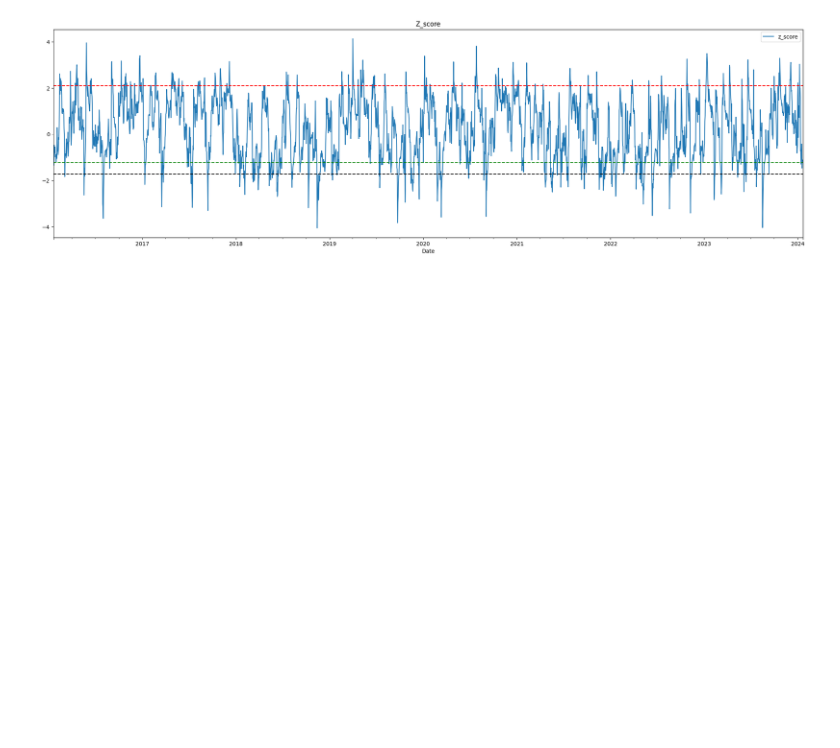
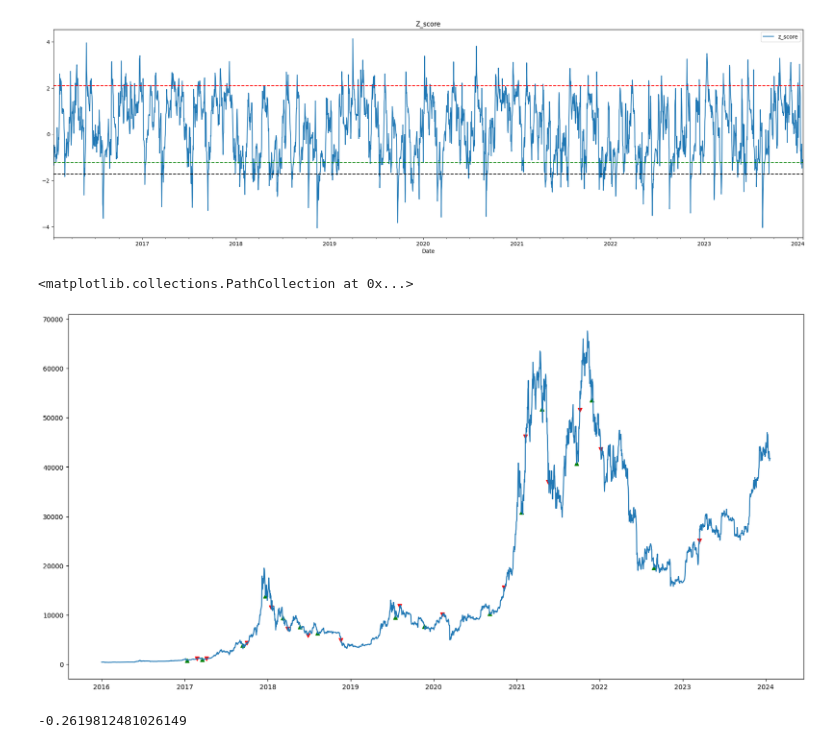
Before and after one commit to KreatorXoX/MLTrade, a Jupyter notebook: 1_Unsupervised/7-Mean-Resersion-v2.ipynb, the cells around one changed output. Saved outputs shown, nothing was run; the diff lists cells and outputs as text; code cells hidden in the pictures; blank space fills up the shorter version.

```diff
--- a/1_Unsupervised/7-Mean-Resersion-v2.ipynb
+++ b/1_Unsupervised/7-Mean-Resersion-v2.ipynb
@@ -110,0 +151,29 @@ plt.axhline(z_score_percentile_values[-1],color='red',linestyle='--',label='93 t
+# %%
+# Extracting Buy and Sell Dates and Prices
+buy_dates,sell_dates = [],[]
+buy_prices,sell_prices=[],[]
+for price_date in prices_dates:
+  if(price_date['action'] == 'buy'):
+    buy_dates.append(price_date['index'])
+    buy_prices.append(price_date['price'])
+  elif(price_date['action'] == 'sell'):
+    sell_dates.append(price_date['index'])
+    sell_prices.append(price_date['price'])
+  else:
+    continue
+# %%
+# Plotting
+plt.figure(figsize=(20,10))
+plt.plot(df['Close'])
+plt.scatter(df.loc[buy_dates].index,df.loc[buy_dates].Close,marker='^',c='g')
+plt.scatter(df.loc[sell_dates].index,df.loc[sell_dates].Close,marker='v',c='r')
+# %% [output]
+<matplotlib.collections.PathCollection at 0x...>
+[figure, added]
+# %%
+# Calculating Profit
+
+profit = (pd.Series([(sell-buy)/buy for sell,buy in zip(sell_prices,buy_prices)]) + 1).prod() - 1
+profit
+# %% [output]
+-0.2619812481026149
```
Also changed, not shown: parts of 3 cells of this notebook.
